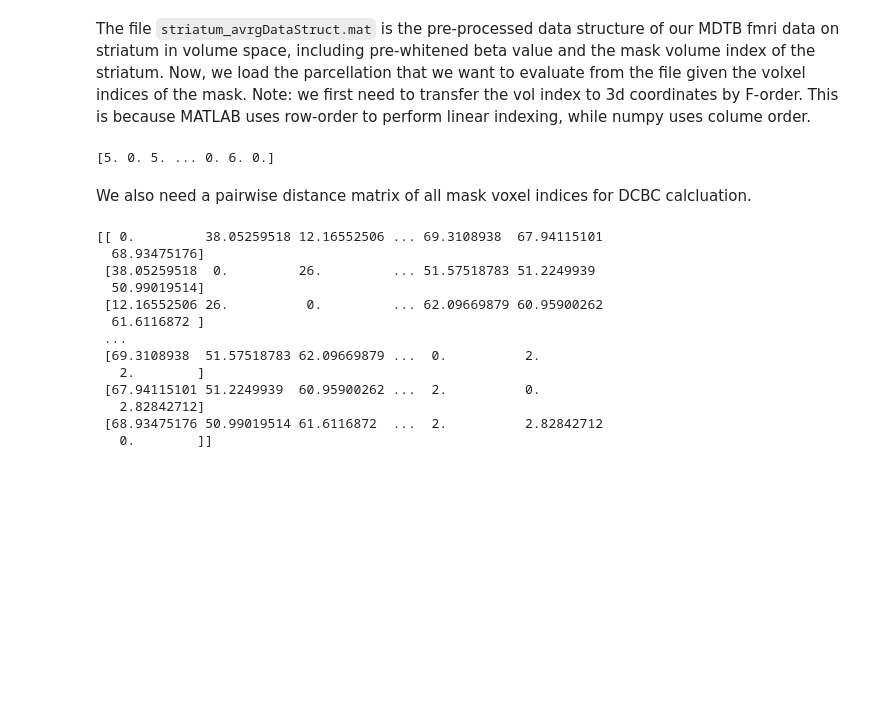
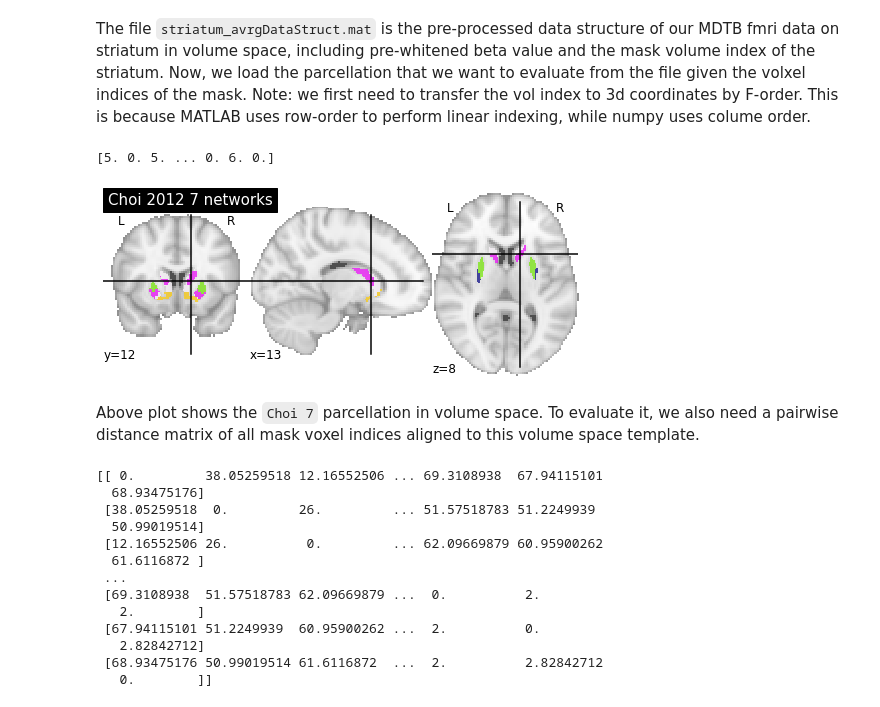
Before and after one commit to DiedrichsenLab/DCBC, a Jupyter notebook: sample_volume.ipynb, the cells around one changed output. Drawn from its saved outputs; the diff is of its cells as text; code cells hidden in the pictures; blank space fills up the shorter version.

Commit message:
Add visualization for the volumetric parcellation in the example.

```diff
--- a/sample_volume.ipynb
+++ b/sample_volume.ipynb
@@ -34,13 +34,21 @@ Note: we first need to transfer the vol index to 3d coordinates by F-order. This
 # %%
 # Load parcellation given the mask file or voxel indices
 parcel_mni = nb.load('parcellations/volume_striatum/masked_par_choi_7.nii.gz').get_fdata()
 coord = np.unravel_index(vol_ind - 1, parcel_mni.shape, 'F')  # Note: the linear indexing in numpy is column-order
 parcels = np.rint(parcel_mni[coord[0], coord[1], coord[2]])
 print(parcels)
+
+# Visualizing the parcellation in volume space
+%matplotlib inline
+import nilearn as nl
+from nilearn import plotting
+plotting.plot_roi(nl.image.load_img('parcellations/volume_striatum/masked_par_choi_7.nii.gz'),title='Choi 2012 7 networks')
+plotting.show()
 # %% [output]
 [5. 0. 5. ... 0. 6. 0.]
+[figure, added]
 # %% [markdown]
-We also need a pairwise distance matrix of all mask voxel indices for DCBC calcluation.
+Above plot shows the `Choi 7` parcellation in volume space. To evaluate it, we also need a pairwise distance matrix of all mask voxel indices aligned to this volume space template.
 # %%
 # Compute the distance matrix between voxel pairs using the mask file, numpy default C-order
 coord = np.asarray(coord).transpose()
```
